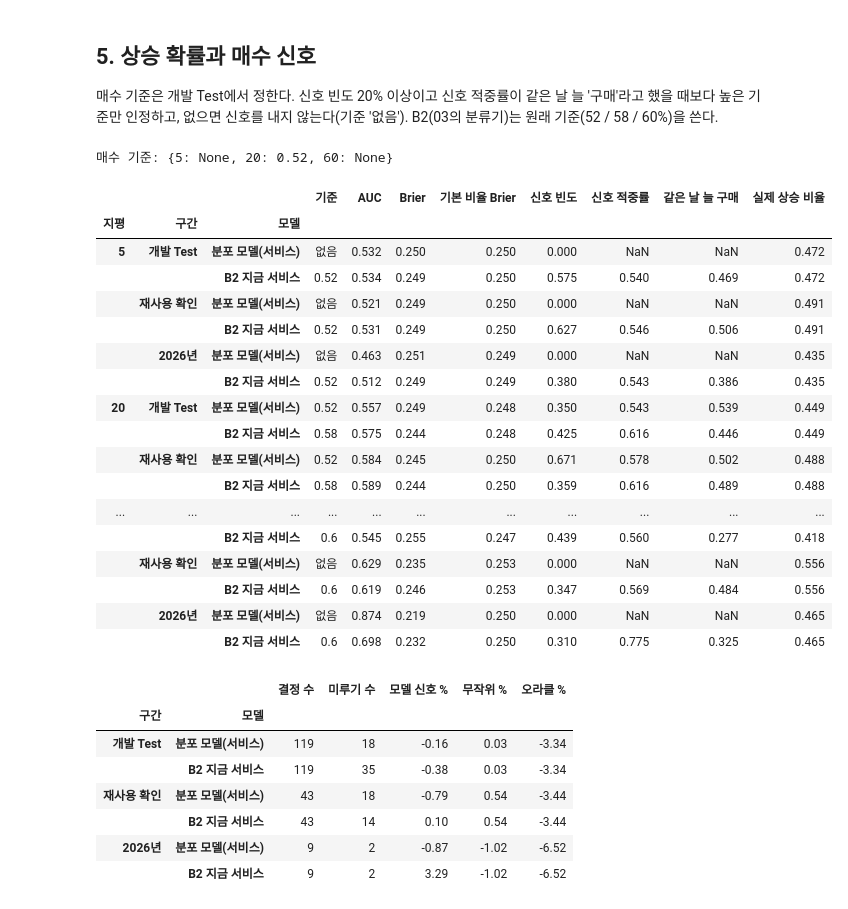
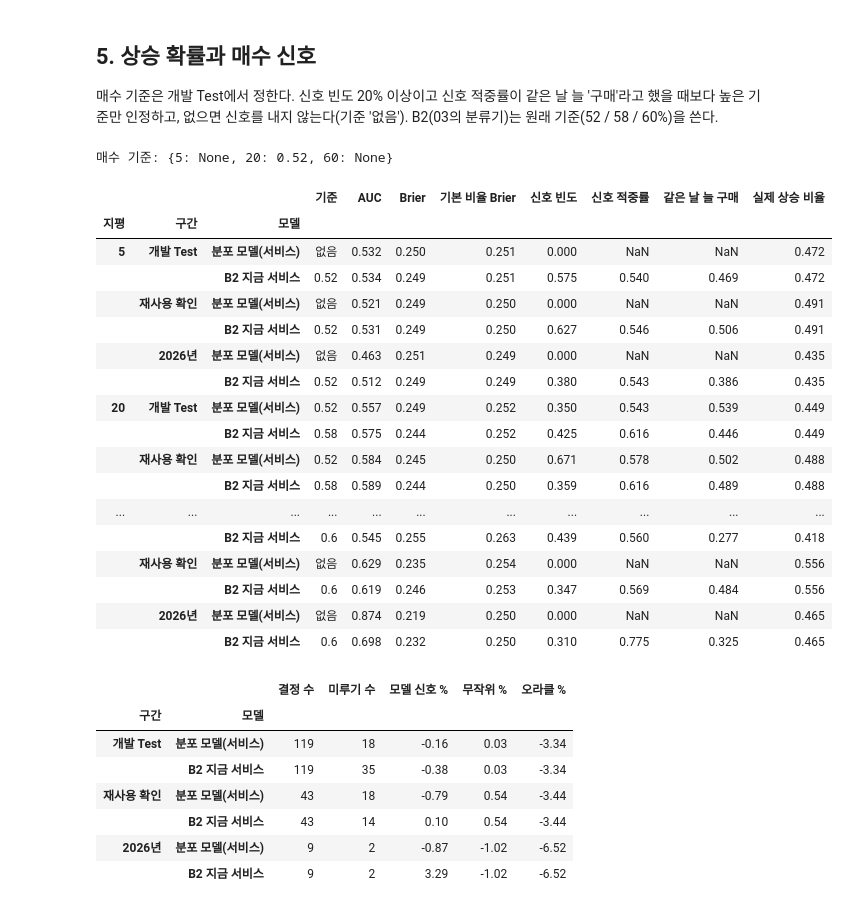
Before and after one commit to sjinie/Coffee_Price_Prediction, a Jupyter notebook: notebooks/07_distribution_model.ipynb, the cells around one changed output. Cells and saved outputs as stored; diff of their text form; code cells hidden in the pictures.

```diff
--- a/notebooks/07_distribution_model.ipynb
+++ b/notebooks/07_distribution_model.ipynb
@@ -314,49 +314,49 @@ NEVER = 1.0  # 기준 없음: 확률이 1 이상이거나 0 이하일 때만 신
 def direction(h, name, period, threshold):
     rows = period_rows(h, period, outer[h, name].index)
     f = outer[h, name].loc[rows]
-    return direction_metrics(data[f"y_{h}"].to_numpy()[rows], f["prob_up"], base_rate=f["base"].mean(),
+    return direction_metrics(data[f"y_{h}"].to_numpy()[rows], f["prob_up"], base_rate=f["base"].to_numpy(),
                              threshold=NEVER if threshold is None else threshold)
 
 
 threshold = {}
 for h in HORIZONS:
     qualified = {}
     for t in THRESHOLDS:
         d = direction(h, FINAL, "개발 Test", t)
         if d["coverage"] >= 0.2 and d["precision"] > d["signal_up_rate"]:
             qualified[t] = d["precision"]
     threshold[h] = max(qualified, key=qualified.get) if qualified else None
 print("매수 기준:", threshold)
 
 direction_rows = []
 for h in HORIZONS:
     for period in PERIODS:
         for name, t in ((FINAL, threshold[h]), (B2, direction_choice[h]["threshold"])):
             d = direction(h, name, period, t)
             direction_rows.append({"지평": h, "구간": period, "모델": "분포 모델(서비스)" if name == FINAL else name,
                                    "기준": "없음" if t is None else t, "AUC": d["auc"], "Brier": d["brier"],
                                    "기본 비율 Brier": d["base_brier"], "신호 빈도": d["coverage"],
                                    "신호 적중률": d["precision"], "같은 날 늘 구매": d["signal_up_rate"],
                                    "실제 상승 비율": d["up_rate"]})
 direction_table = pd.DataFrame(direction_rows)
 direction_table.set_index(["지평", "구간", "모델"]).round(3)
 # %% [output]
 매수 기준: {5: None, 20: 0.52, 60: None}
 |  |  |  | 기준 | AUC | Brier | 기본 비율 Brier | 신호 빈도 | 신호 적중률 | 같은 날 늘 구매 | 실제 상승 비율 |
 | 지평 | 구간 | 모델 |  |  |  |  |  |  |  |  |
-| 5 | 개발 Test | 분포 모델(서비스) | 없음 | 0.532 | 0.250 | 0.250 | 0.000 | NaN | NaN | 0.472 |
-|  |  | B2 지금 서비스 | 0.52 | 0.534 | 0.249 | 0.250 | 0.575 | 0.540 | 0.469 | 0.472 |
+| 5 | 개발 Test | 분포 모델(서비스) | 없음 | 0.532 | 0.250 | 0.251 | 0.000 | NaN | NaN | 0.472 |
+|  |  | B2 지금 서비스 | 0.52 | 0.534 | 0.249 | 0.251 | 0.575 | 0.540 | 0.469 | 0.472 |
 |  | 재사용 확인 | 분포 모델(서비스) | 없음 | 0.521 | 0.249 | 0.250 | 0.000 | NaN | NaN | 0.491 |
 |  |  | B2 지금 서비스 | 0.52 | 0.531 | 0.249 | 0.250 | 0.627 | 0.546 | 0.506 | 0.491 |
 |  | 2026년 | 분포 모델(서비스) | 없음 | 0.463 | 0.251 | 0.249 | 0.000 | NaN | NaN | 0.435 |
 |  |  | B2 지금 서비스 | 0.52 | 0.512 | 0.249 | 0.249 | 0.380 | 0.543 | 0.386 | 0.435 |
-| 20 | 개발 Test | 분포 모델(서비스) | 0.52 | 0.557 | 0.249 | 0.248 | 0.350 | 0.543 | 0.539 | 0.449 |
-|  |  | B2 지금 서비스 | 0.58 | 0.575 | 0.244 | 0.248 | 0.425 | 0.616 | 0.446 | 0.449 |
+| 20 | 개발 Test | 분포 모델(서비스) | 0.52 | 0.557 | 0.249 | 0.252 | 0.350 | 0.543 | 0.539 | 0.449 |
+|  |  | B2 지금 서비스 | 0.58 | 0.575 | 0.244 | 0.252 | 0.425 | 0.616 | 0.446 | 0.449 |
 |  | 재사용 확인 | 분포 모델(서비스) | 0.52 | 0.584 | 0.245 | 0.250 | 0.671 | 0.578 | 0.502 | 0.488 |
 |  |  | B2 지금 서비스 | 0.58 | 0.589 | 0.244 | 0.250 | 0.359 | 0.616 | 0.489 | 0.488 |
 | ... | ... | ... | ... | ... | ... | ... | ... | ... | ... | ... |
-|  |  | B2 지금 서비스 | 0.6 | 0.545 | 0.255 | 0.247 | 0.439 | 0.560 | 0.277 | 0.418 |
-|  | 재사용 확인 | 분포 모델(서비스) | 없음 | 0.629 | 0.235 | 0.253 | 0.000 | NaN | NaN | 0.556 |
+|  |  | B2 지금 서비스 | 0.6 | 0.545 | 0.255 | 0.263 | 0.439 | 0.560 | 0.277 | 0.418 |
+|  | 재사용 확인 | 분포 모델(서비스) | 없음 | 0.629 | 0.235 | 0.254 | 0.000 | NaN | NaN | 0.556 |
 |  |  | B2 지금 서비스 | 0.6 | 0.619 | 0.246 | 0.253 | 0.347 | 0.569 | 0.484 | 0.556 |
 |  | 2026년 | 분포 모델(서비스) | 없음 | 0.874 | 0.219 | 0.250 | 0.000 | NaN | NaN | 0.465 |
 |  |  | B2 지금 서비스 | 0.6 | 0.698 | 0.232 | 0.250 | 0.310 | 0.775 | 0.325 | 0.465 |
```
Also changed, not shown: 6 other files.
